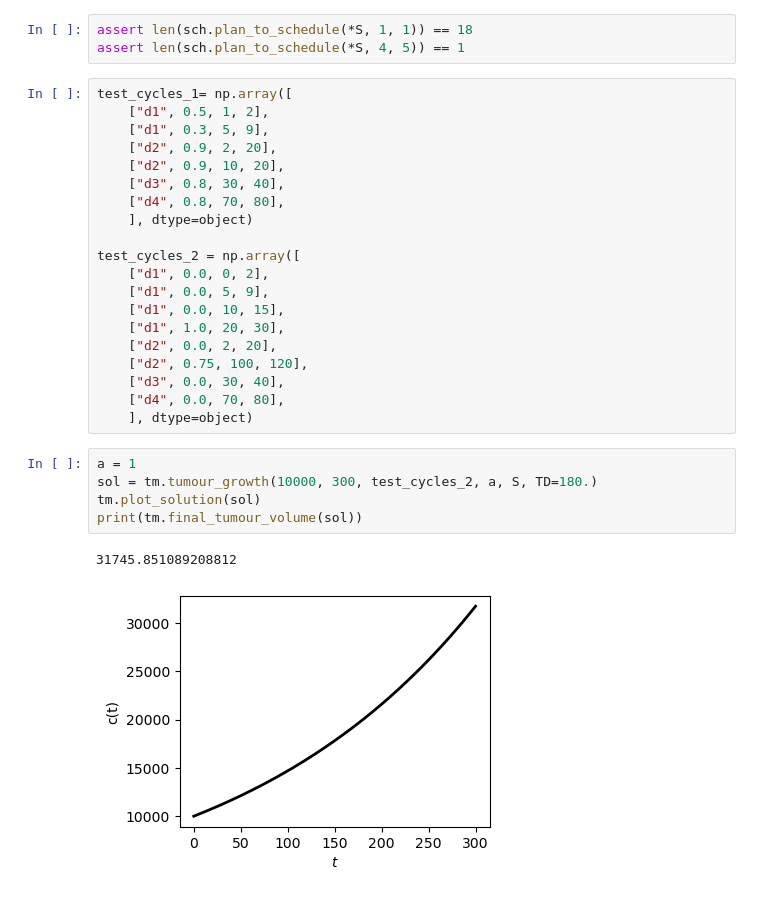
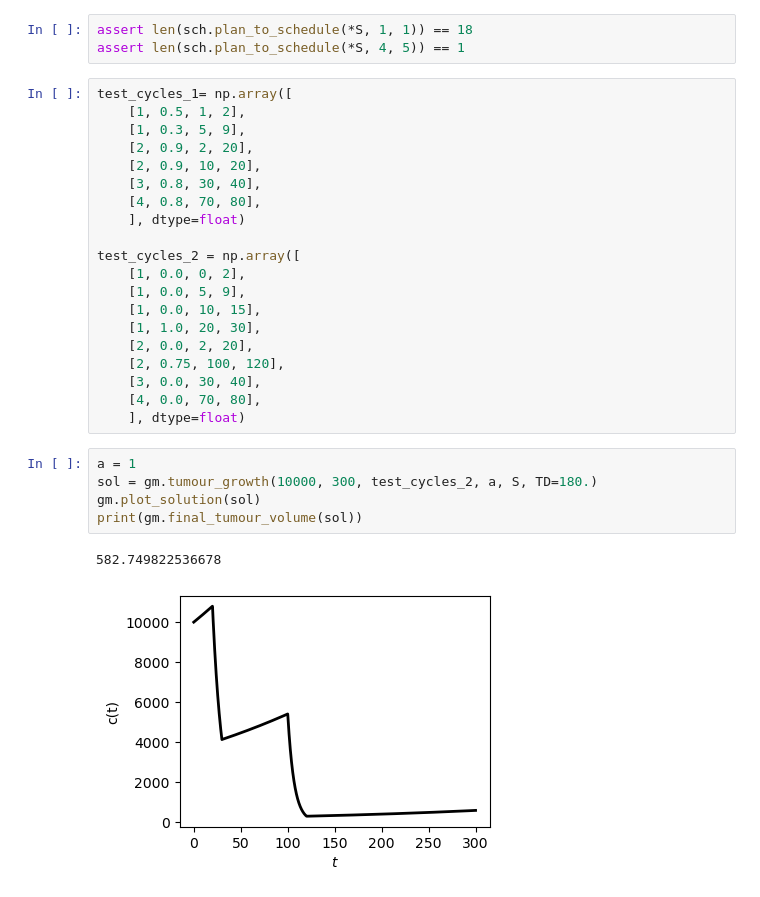
Before and after one commit to tony1747/patient-informed-decision-tool, a Jupyter notebook: test.ipynb, the cells around one changed output. Drawn from its saved outputs; the diff is of its cells as text.

Commit message:
Using floats in the plan. Added visualization

```diff
--- a/test.ipynb
+++ b/test.ipynb
@@ -21,31 +17,31 @@ assert len(sch.plan_to_schedule(*S, 1, 1)) == 18
 assert len(sch.plan_to_schedule(*S, 4, 5)) == 1
 # %%
 test_cycles_1= np.array([
-    ["d1", 0.5, 1, 2],
-    ["d1", 0.3, 5, 9],
-    ["d2", 0.9, 2, 20],
-    ["d2", 0.9, 10, 20],
-    ["d3", 0.8, 30, 40],
-    ["d4", 0.8, 70, 80],
-    ], dtype=object)
+    [1, 0.5, 1, 2],
+    [1, 0.3, 5, 9],
+    [2, 0.9, 2, 20],
+    [2, 0.9, 10, 20],
+    [3, 0.8, 30, 40],
+    [4, 0.8, 70, 80],
+    ], dtype=float)
 
 test_cycles_2 = np.array([
-    ["d1", 0.0, 0, 2],
-    ["d1", 0.0, 5, 9],
-    ["d1", 0.0, 10, 15],
-    ["d1", 1.0, 20, 30],
-    ["d2", 0.0, 2, 20],
-    ["d2", 0.75, 100, 120],
-    ["d3", 0.0, 30, 40],
-    ["d4", 0.0, 70, 80],
-    ], dtype=object)
+    [1, 0.0, 0, 2],
+    [1, 0.0, 5, 9],
+    [1, 0.0, 10, 15],
+    [1, 1.0, 20, 30],
+    [2, 0.0, 2, 20],
+    [2, 0.75, 100, 120],
+    [3, 0.0, 30, 40],
+    [4, 0.0, 70, 80],
+    ], dtype=float)
 # %%
 a = 1
-sol = tm.tumour_growth(10000, 300, test_cycles_2, a, S, TD=180.)
-tm.plot_solution(sol)
-print(tm.final_tumour_volume(sol))
+sol = gm.tumour_growth(10000, 300, test_cycles_2, a, S, TD=180.)
+gm.plot_solution(sol)
+print(gm.final_tumour_volume(sol))
 # %% [output]
-31745.851089208812
+582.749822536678
-[figure, old version]
+[figure, new version]
 # %%
 gen_cycles = np.array(sch.plan_to_schedule(*S, 1, 1), dtype=object)
```
Also changed, not shown: parts of 7 cells of this notebook, 7 other files.
